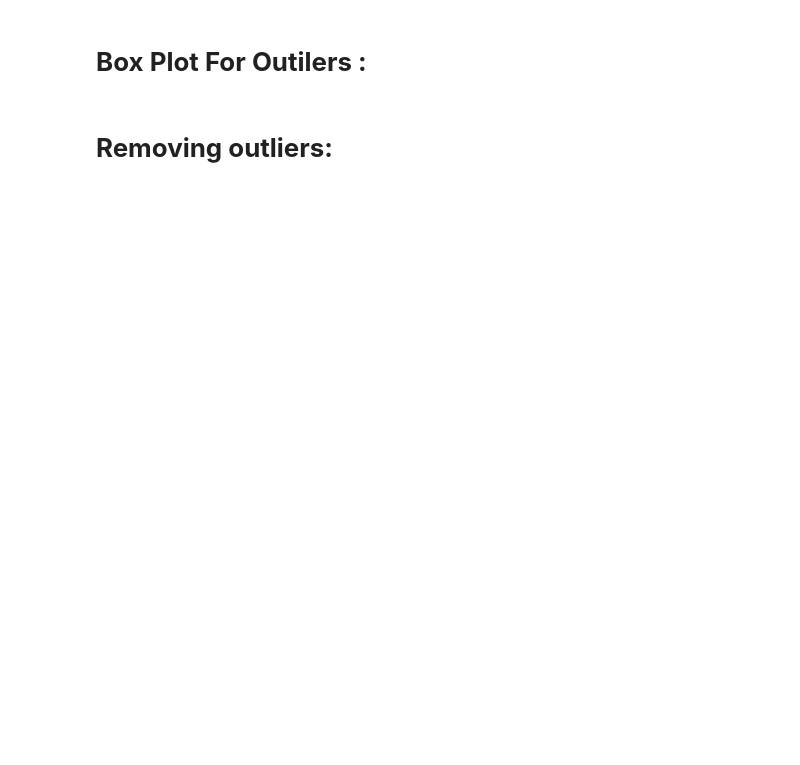
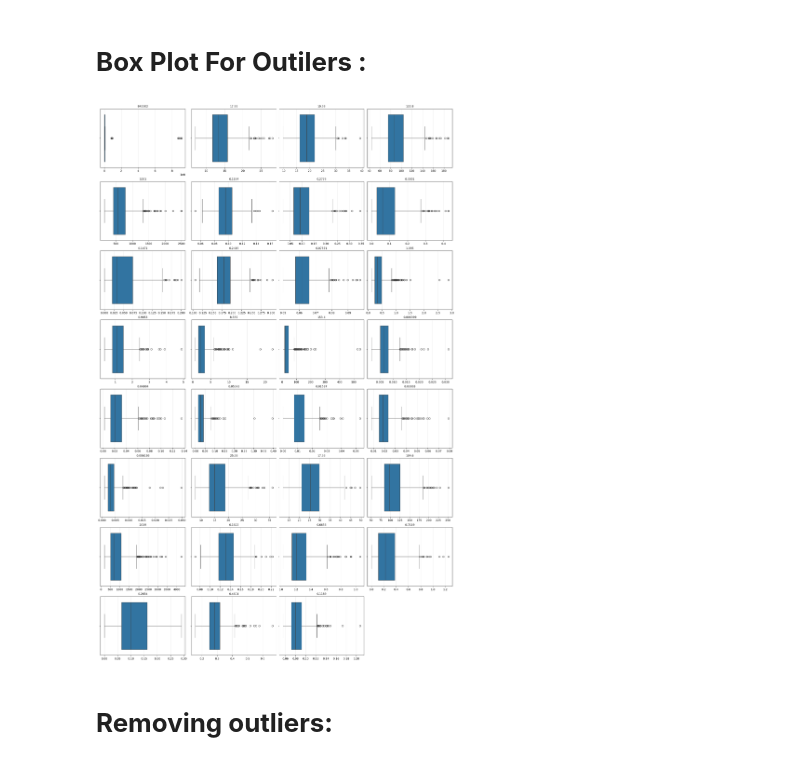
Before and after one commit to halaaab/IT_326-Project-Group-1, a Jupyter notebook: Phase2.ipynb, the cells around one changed output. Drawn from its saved outputs; the diff is of its cells as text; code cells hidden in the pictures; blank space fills up the shorter version.

```diff
--- a/Phase2.ipynb
+++ b/Phase2.ipynb
@@ -285,4 +324,34 @@ print(data[rows_with_missing > 0].head())
 # %% [markdown]
 # **Box Plot For Outilers :**
+# %%
+import numpy as np
+import pandas as pd
+import matplotlib.pyplot as plt
+import seaborn as sns
+
+
+num_cols = data.select_dtypes(include=[np.number]).columns.tolist()
+num_cols = [c for c in num_cols if 'id' not in c.lower()]
+if not num_cols:
+    raise ValueError("No numeric columns found.")
+n = len(num_cols)
+ncols = 4
+nrows = int(np.ceil(n / ncols))
+
+fig, axes = plt.subplots(nrows, ncols, figsize=(4.5*ncols, 3.5*nrows), constrained_layout=True)
+axes = np.atleast_1d(axes).ravel()
+
+for ax, col in zip(axes, num_cols):
+    sns.boxplot(x=data[col], ax=ax, whis=1.5, showfliers=True)
+    ax.set_title(col.replace('_',' ').title(), fontsize=10)
+    ax.set_xlabel("")
+    ax.grid(axis='x', alpha=.3)
+
+for ax in axes[len(num_cols):]:
+    ax.set_visible(False)
+
+plt.show()
+# %% [output]
+[figure, added]
 # %% [markdown]
 # **Removing outliers:**
```
Also changed, not shown: parts of 11 cells of this notebook.
